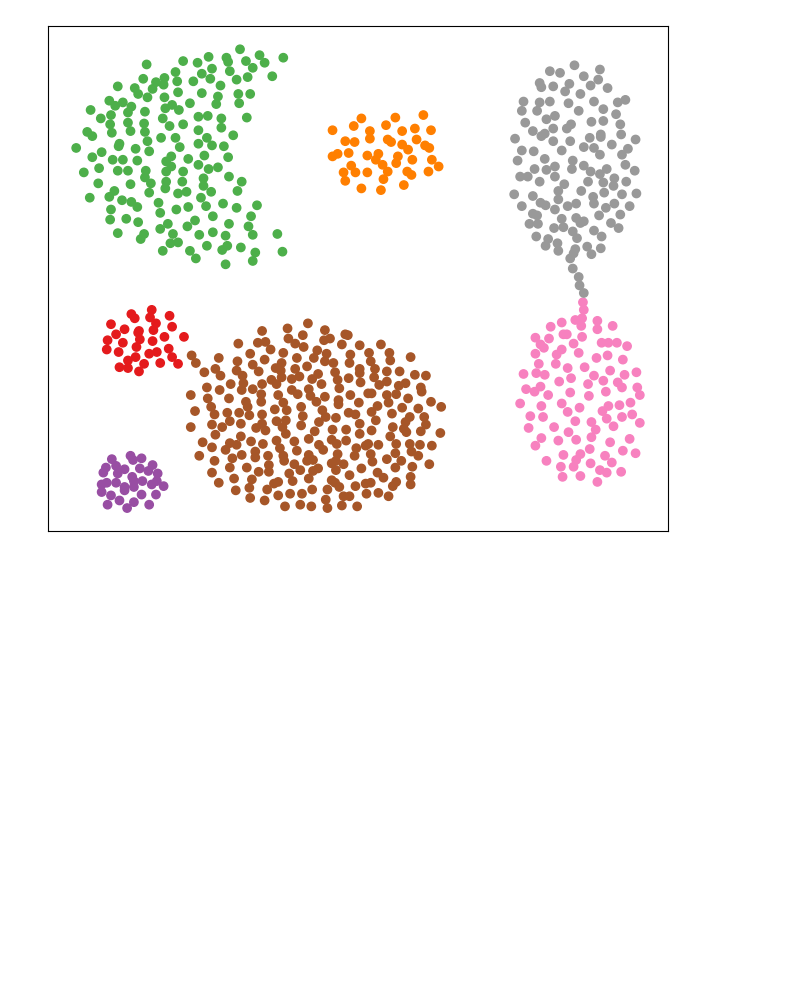
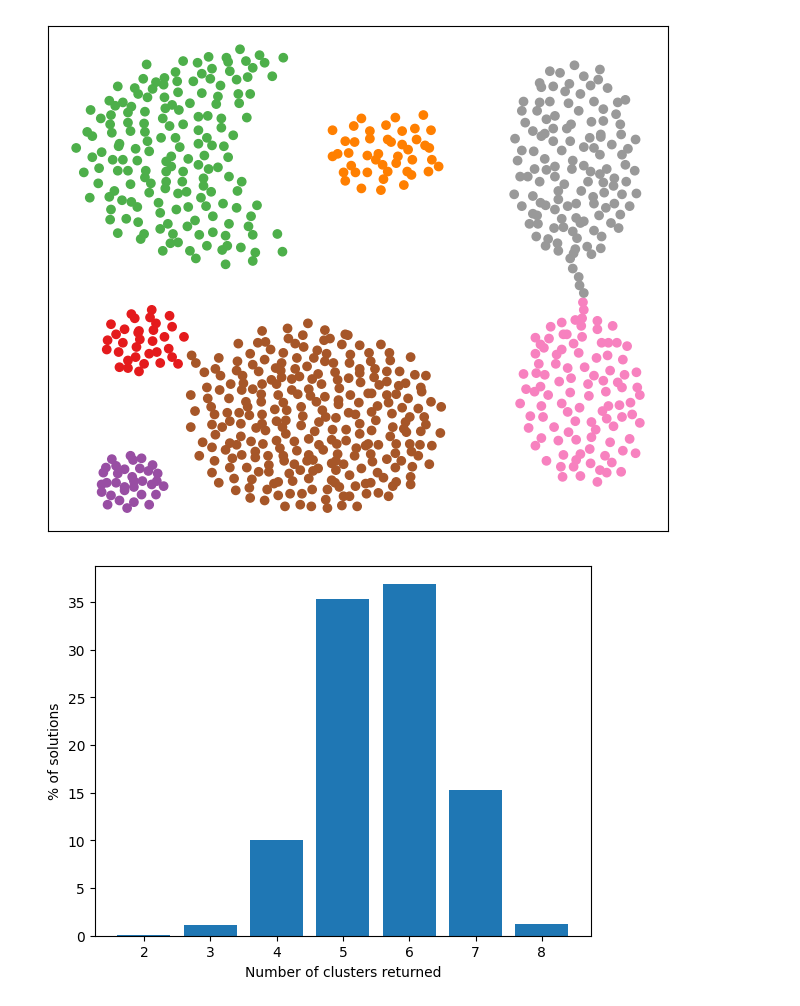
Before and after one commit to riccardoscotti/quantum-clustering-aggregation, a Jupyter notebook: experiments/utility_notebook.ipynb, the cells around one changed output. Drawn from its saved outputs; the diff is of its cells as text; code cells hidden in the pictures; blank space fills up the shorter version.

Commit message:
add final structure + bitstring count for fresnel

```diff
--- a/experiments/utility_notebook.ipynb
+++ b/experiments/utility_notebook.ipynb
@@ -21,3 +21,28 @@ plt.scatter(x, y, color=get_colors(labels))
 plt.savefig('./data/dataset.pdf', format='pdf')
 # %% [output]
 [figure]
+# %%
+import json
+
+counts = {}
+by_num = {}
+with open('./fresnel/raw_results.json') as fp:
+  occ = json.load(fp)
+  counts = next(iter(occ.values()))['counter']
+
+  for bitstring, count in counts.items():
+    ones = bitstring.count('1')
+    if ones in by_num:
+      by_num[ones] += count
+    else:
+      by_num[ones] = count
+
+norm_occ = list(map(lambda x: 100 * x / sum(by_num.values()), by_num.values()))
+
+plt.figure()
+plt.bar(by_num.keys(), norm_occ)
+plt.xlabel('Number of clusters returned')
+plt.ylabel('% of solutions')
+plt.savefig('./fresnel/num_clusters.pdf', format='pdf')
+# %% [output]
+[figure, added]
```
Also changed, not shown: parts of 1 cell of this notebook, 12 other files.
